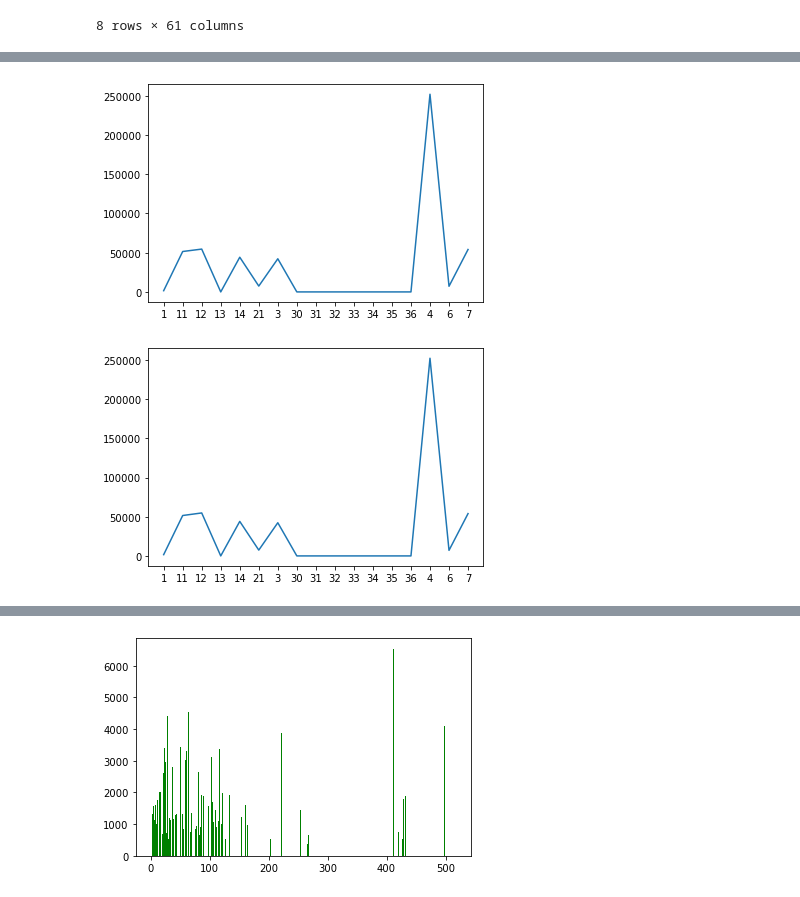
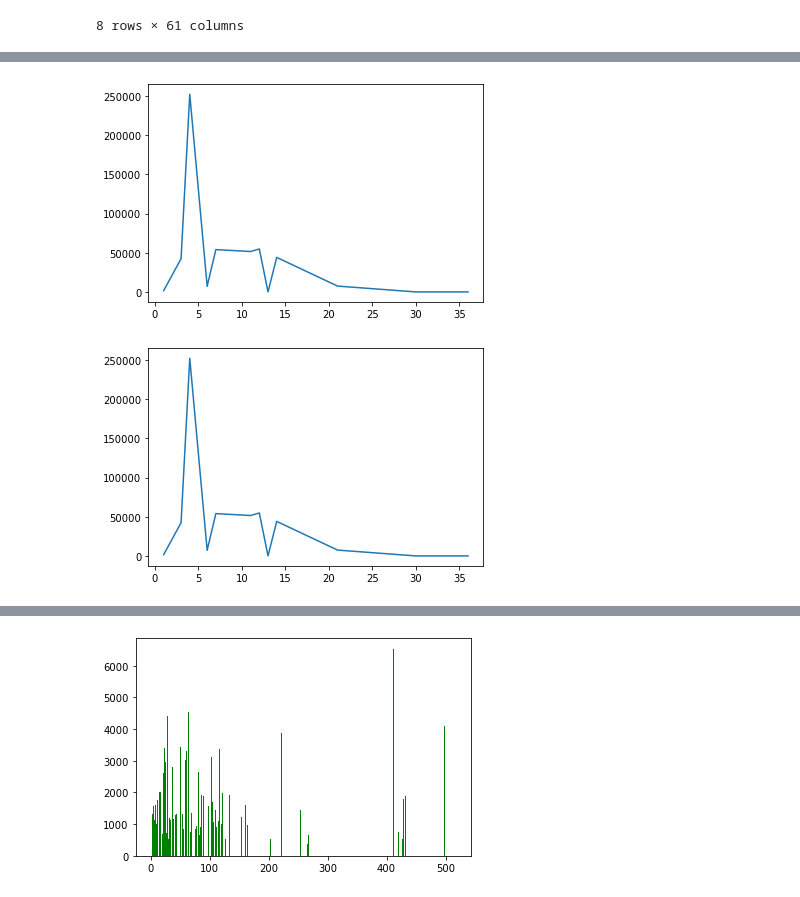
Before and after one commit to kylegross/League_of_Legends, a Jupyter notebook: monsters_dataframe.ipynb, the cells around one changed output, grey strips where cells are left out. Drawn from its saved outputs; the diff is of its cells as text; code cells hidden in the pictures.

Commit message:
updated code for graphics:

```diff
--- a/monsters_dataframe.ipynb
+++ b/monsters_dataframe.ipynb
@@ -164,5 +163,6 @@ champ_count_1
 with open("data/summoner_spell_info.json", "r") as read_file:
     data2 = json.load(read_file)
 # %%
+dict_spells = {}
 for value in data2['data'].values():
-    print(str(value['id']) + ':' + str(value['name']))
+    dict_spells[value['id']] = value['name']
@@ -320,0 +169,4 @@ spells_dict_1 = {'1':sum1_count_1,
+# %%
+dict_spells_1 = dict_spells
+# %%
+dict_spells_2 = dict_spells
@@ -320,0 +193,10 @@ spells_dict_1 = {'1':sum1_count_1,
+# %%
+#count the summoner spells for team 1
+for number in dict_spells_2.keys():
+    counter = 0
+    for column in ['t1_champ1_sum1','t1_champ1_sum2','t1_champ2_sum1','t1_champ2_sum2','t1_champ3_sum1','t1_champ3_sum2',
+          't1_champ4_sum1','t1_champ4_sum2','t1_champ5_sum1','t1_champ5_sum2']:
+        for i in df[column]:
+            if i == number:
+                counter += 1
+    dict_spells_1[number] = counter
@@ -321,5 +253,5 @@ spells_dict_1 = {'1':sum1_count_1,
 # %%
-plt.plot(*zip(*sorted(spells_dict_1.items())))
+plt.plot(*zip(*sorted(dict_spells_1.items())))
 plt.show()
 # %% [output]
-[figure, old version]
+[figure, new version]
@@ -344,8 +258,8 @@ spells_dict_2 = {'1':sum1_count_2,
 # %%
-plt.plot(*zip(*sorted(spells_dict_2.items())))
+plt.plot(*zip(*sorted(dict_spells_2.items())))
 plt.show()
 # %% [output]
-[figure, old version]
+[figure, new version]
 # %%
 for number in dict_champ.keys():
     counter = 0
```
Also changed, not shown: parts of 24 cells of this notebook.
